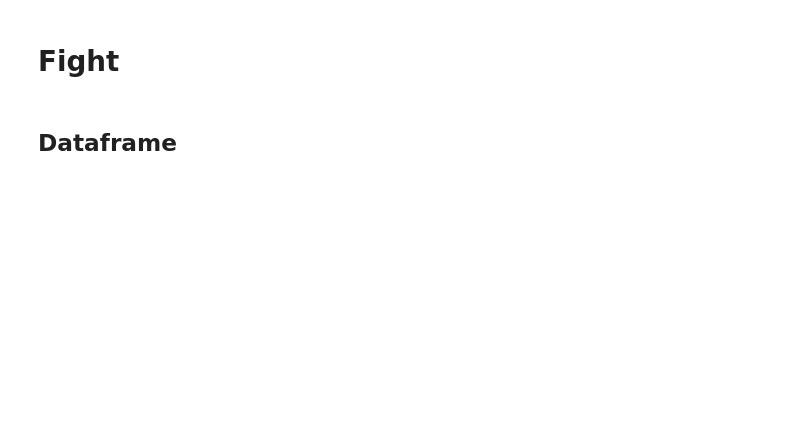
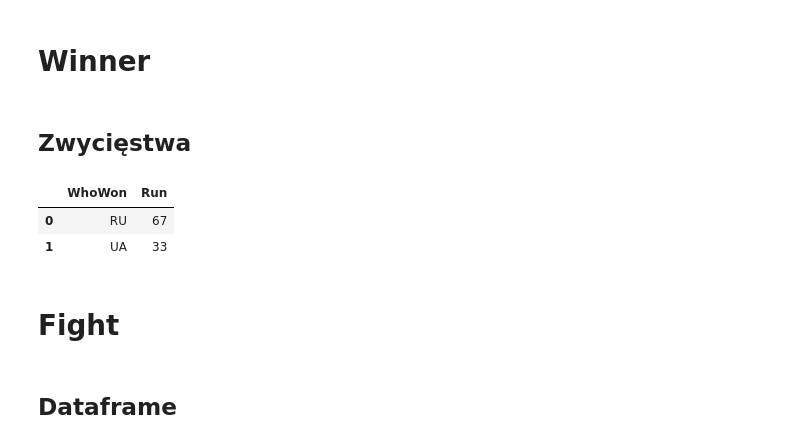
Before and after one commit to Anav0/Dread, a Jupyter notebook: analysis.ipynb, the cells around one changed output. Drawn from its saved outputs; the diff is of its cells as text; code cells hidden in the pictures; blank space fills up the shorter version.

```diff
--- a/analysis.ipynb
+++ b/analysis.ipynb
@@ -6,6 +6,18 @@ import numpy as np
 import math
 import matplotlib.pyplot as plt
 import seaborn as sns
+# %% [markdown]
+# Winner
+# %%
+df = pd.read_csv("d:\\Projects\\Dread\\Analysis\\result.csv", sep=";");
+# %% [markdown]
+## Zwycięstwa
+# %%
+df.groupby(["WhoWon"]).count().reset_index()
+# %% [output]
+|  | WhoWon | Run |
+| 0 | RU | 67 |
+| 1 | UA | 33 |
 # %% [markdown]
 # Fight
 # %% [markdown]
```
Also changed, not shown: parts of 12 cells of this notebook, 7 other files.
